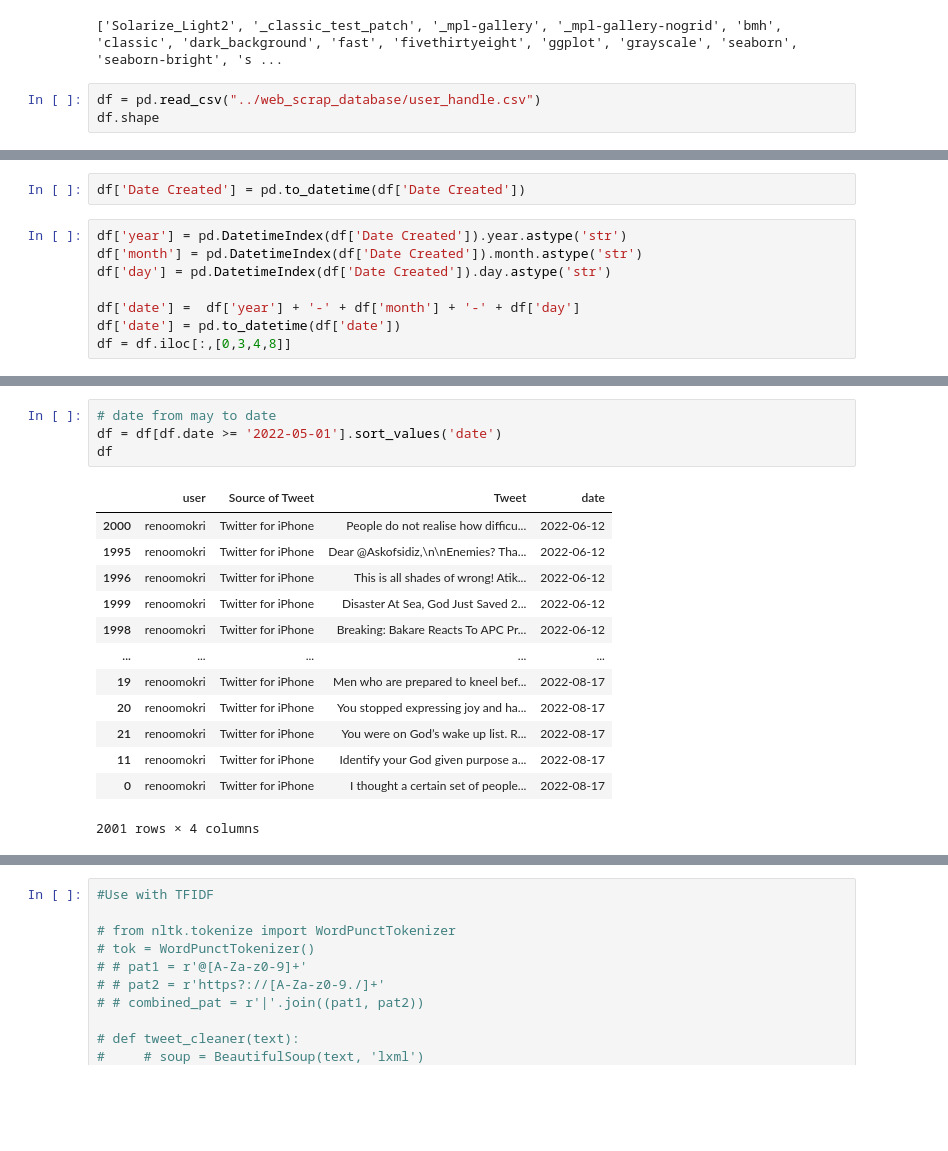
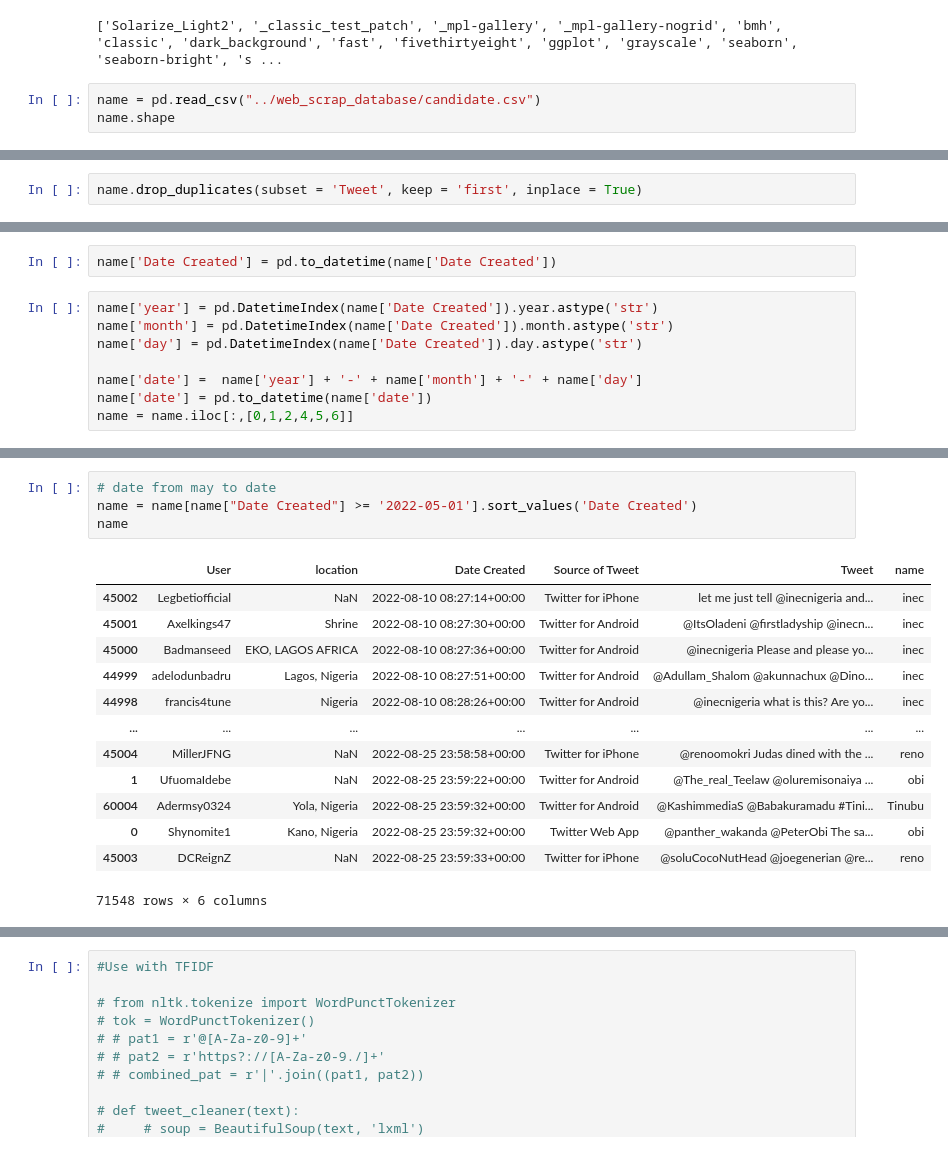
Before and after one commit to godwinnwalozie/NaijaDecide2023, a Jupyter notebook: scrapped_user_handle.ipynb, the cells around one changed output, grey strips where cells are left out. Drawn from its saved outputs; the diff is of its cells as text; blank space fills up the shorter version.

```diff
--- a/scrapped_user_handle.ipynb
+++ b/scrapped_user_handle.ipynb
@@ -53,6 +52,6 @@ print(plt.style.available)
 # %% [output]
 ['Solarize_Light2', '_classic_test_patch', '_mpl-gallery', '_mpl-gallery-nogrid', 'bmh', 'classic', 'dark_background', 'fast', 'fivethirtyeight', 'ggplot', 'grayscale', 'seaborn', 'seaborn-bright', 's ...
 # %%
-df = pd.read_csv("../web_scrap_database/user_handle.csv")
-df.shape
+name = pd.read_csv("../web_scrap_database/candidate.csv")
+name.shape
 # %% [output]
@@ -60,2 +59,4 @@ df.shape
+# %%
+name.drop_duplicates(subset = 'Tweet', keep = 'first', inplace = True)
 # %%
 pd.set_option('display.max_columns', None)
@@ -79,10 +63,10 @@ dtype: object
 # %%
-df['Date Created'] = pd.to_datetime(df['Date Created'])
+name['Date Created'] = pd.to_datetime(name['Date Created'])
 # %%
-df['year'] = pd.DatetimeIndex(df['Date Created']).year.astype('str')
-df['month'] = pd.DatetimeIndex(df['Date Created']).month.astype('str')
-df['day'] = pd.DatetimeIndex(df['Date Created']).day.astype('str')
+name['year'] = pd.DatetimeIndex(name['Date Created']).year.astype('str')
+name['month'] = pd.DatetimeIndex(name['Date Created']).month.astype('str')
+name['day'] = pd.DatetimeIndex(name['Date Created']).day.astype('str')
 
-df['date'] =  df['year'] + '-' + df['month'] + '-' + df['day']
-df['date'] = pd.to_datetime(df['date'])
-df = df.iloc[:,[0,3,4,8]]
+name['date'] =  name['year'] + '-' + name['month'] + '-' + name['day']
+name['date'] = pd.to_datetime(name['date'])
+name = name.iloc[:,[0,1,2,4,5,6]]
@@ -98,21 +89,21 @@ df.head()
 # %%
 # date from may to date
-df = df[df.date >= '2022-05-01'].sort_values('date')
-df
+name = name[name["Date Created"] >= '2022-05-01'].sort_values('Date Created')
+name
 # %% [output]
-|  | user | Source of Tweet | Tweet | date |
-| 2000 | renoomokri | Twitter for iPhone | People do not realise how difficu... | 2022-06-12 |
-| 1995 | renoomokri | Twitter for iPhone | Dear @Askofsidiz,\n\nEnemies? Tha... | 2022-06-12 |
-| 1996 | renoomokri | Twitter for iPhone | This is all shades of wrong! Atik... | 2022-06-12 |
-| 1999 | renoomokri | Twitter for iPhone | Disaster At Sea, God Just Saved 2... | 2022-06-12 |
-| 1998 | renoomokri | Twitter for iPhone | Breaking: Bakare Reacts To APC Pr... | 2022-06-12 |
-| ... | ... | ... | ... | ... |
-| 19 | renoomokri | Twitter for iPhone | Men who are prepared to kneel bef... | 2022-08-17 |
-| 20 | renoomokri | Twitter for iPhone | You stopped expressing joy and ha... | 2022-08-17 |
-| 21 | renoomokri | Twitter for iPhone | You were on God’s wake up list. R... | 2022-08-17 |
-| 11 | renoomokri | Twitter for iPhone | Identify your God given purpose a... | 2022-08-17 |
-| 0 | renoomokri | Twitter for iPhone | I thought a certain set of people... | 2022-08-17 |
+|  | User | location | Date Created | Source of Tweet | Tweet | name |
+| 45002 | Legbetiofficial | NaN | 2022-08-10 08:27:14+00:00 | Twitter for iPhone | let me just tell @inecnigeria and... | inec |
+| 45001 | Axelkings47 | Shrine | 2022-08-10 08:27:30+00:00 | Twitter for Android | @ItsOladeni @firstladyship @inecn... | inec |
+| 45000 | Badmanseed | EKO, LAGOS AFRICA | 2022-08-10 08:27:36+00:00 | Twitter for Android | @inecnigeria Please and please yo... | inec |
+| 44999 | adelodunbadru | Lagos, Nigeria | 2022-08-10 08:27:51+00:00 | Twitter for Android | @Adullam_Shalom @akunnachux @Dino... | inec |
+| 44998 | francis4tune | Nigeria | 2022-08-10 08:28:26+00:00 | Twitter for Android | @inecnigeria what is this? Are yo... | inec |
+| ... | ... | ... | ... | ... | ... | ... |
+| 45004 | MillerJFNG | NaN | 2022-08-25 23:58:58+00:00 | Twitter for iPhone | @renoomokri Judas dined with the ... | reno |
+| 1 | UfuomaIdebe | NaN | 2022-08-25 23:59:22+00:00 | Twitter for Android | @The_real_Teelaw @oluremisonaiya ... | obi |
+| 60004 | Adermsy0324 | Yola, Nigeria | 2022-08-25 23:59:32+00:00 | Twitter for Android | @KashimmediaS @Babakuramadu #Tini... | Tinubu |
+| 0 | Shynomite1 | Kano, Nigeria | 2022-08-25 23:59:32+00:00 | Twitter Web App | @panther_wakanda @PeterObi The sa... | obi |
+| 45003 | DCReignZ | NaN | 2022-08-25 23:59:33+00:00 | Twitter for iPhone | @soluCocoNutHead @joegenerian @re... | reno |
-2001 rows × 4 columns
+71548 rows × 6 columns
 # %%
 # # #cleaning the tweets  tHIS ONE REMOVES or strips THE dupliate twitter hash tags e.g @ john @ timi, retains emorji , but makes space \n
 
```
Also changed, not shown: parts of 61 cells of this notebook.
